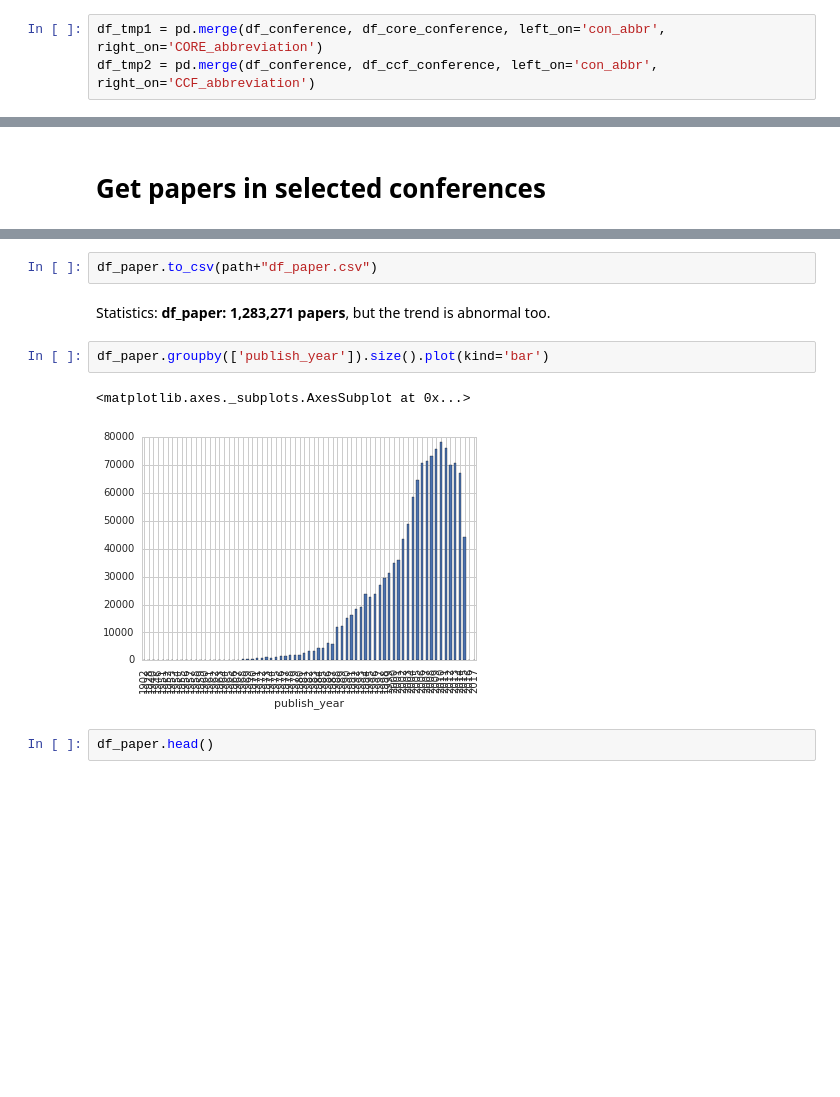
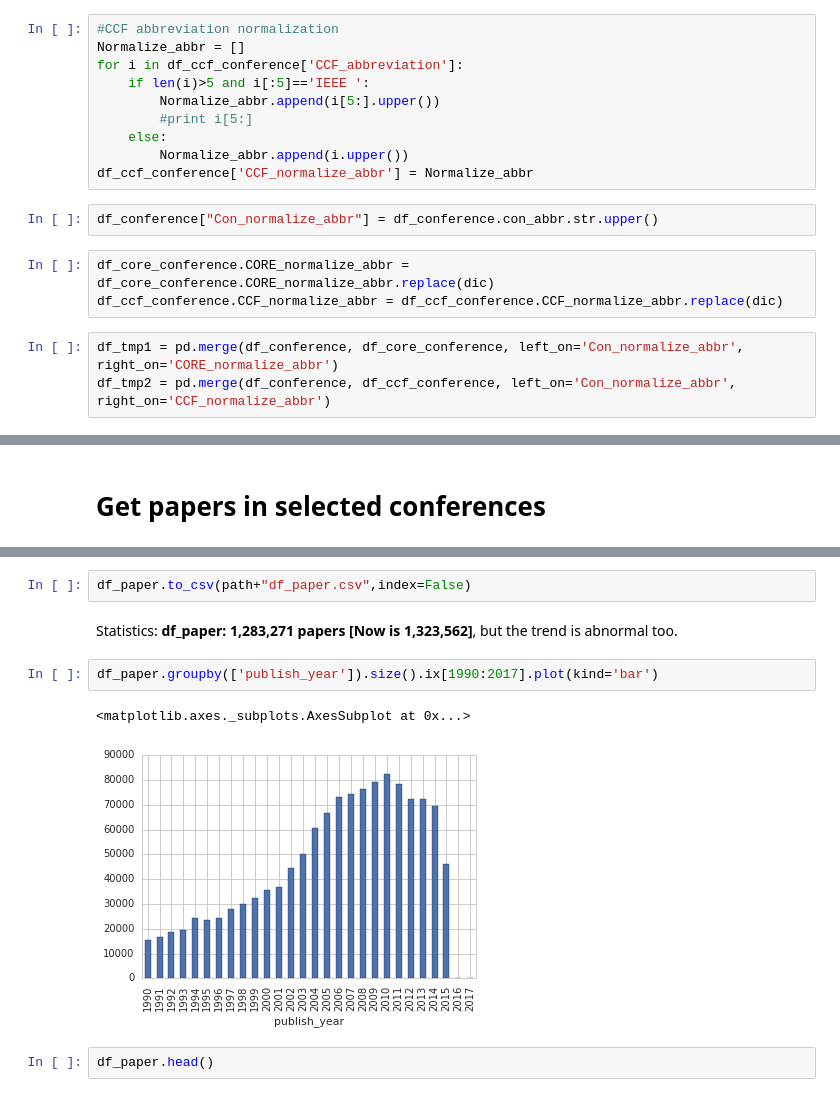
Before and after one commit to Jingfei-Han/citation_prediction, a Jupyter notebook: mag/MAG description.ipynb, the cells around one changed output, grey strips where cells are left out. Cells and saved outputs as stored; diff of their text form; blank space fills up the shorter version.

```diff
--- a/mag/MAG description.ipynb
+++ b/mag/MAG description.ipynb
@@ -152,3 +189,18 @@ df_core_conference = df_core_conference.drop_duplicates(['CORE_abbreviation'])
+# %%
+#CCF abbreviation normalization
+Normalize_abbr = []
+for i in df_ccf_conference['CCF_abbreviation']:
+    if len(i)>5 and i[:5]=='IEEE ':
+        Normalize_abbr.append(i[5:].upper())
+        #print i[5:]
+    else:
+        Normalize_abbr.append(i.upper())
+df_ccf_conference['CCF_normalize_abbr'] = Normalize_abbr
+# %%
+df_conference["Con_normalize_abbr"] = df_conference.con_abbr.str.upper()
+# %%
+df_core_conference.CORE_normalize_abbr = df_core_conference.CORE_normalize_abbr.replace(dic)
+df_ccf_conference.CCF_normalize_abbr = df_ccf_conference.CCF_normalize_abbr.replace(dic)
 # %%
-df_tmp1 = pd.merge(df_conference, df_core_conference, left_on='con_abbr', right_on='CORE_abbreviation')
-df_tmp2 = pd.merge(df_conference, df_ccf_conference, left_on='con_abbr', right_on='CCF_abbreviation')
+df_tmp1 = pd.merge(df_conference, df_core_conference, left_on='Con_normalize_abbr', right_on='CORE_normalize_abbr')
+df_tmp2 = pd.merge(df_conference, df_ccf_conference, left_on='Con_normalize_abbr', right_on='CCF_normalize_abbr')
@@ -285,12 +370,12 @@ memory usage: 49.0+ MB
 # %%
-df_paper.to_csv(path+"df_paper.csv")
+df_paper.to_csv(path+"df_paper.csv",index=False)
 # %% [markdown]
-Statistics: **df_paper: 1,283,271 papers**, but the trend is abnormal too.
+Statistics: **df_paper: 1,283,271 papers [Now is 1,323,562]**, but the trend is abnormal too.
 # %%
-df_paper.groupby(['publish_year']).size().plot(kind='bar')
+df_paper.groupby(['publish_year']).size().ix[1990:2017].plot(kind='bar')
 # %% [output]
 <matplotlib.axes._subplots.AxesSubplot at 0x...>
-[figure, old version]
+[figure, new version]
 # %%
 df_paper.head()
 # %% [output]
```
Also changed, not shown: parts of 64 cells of this notebook, 3 other files.
